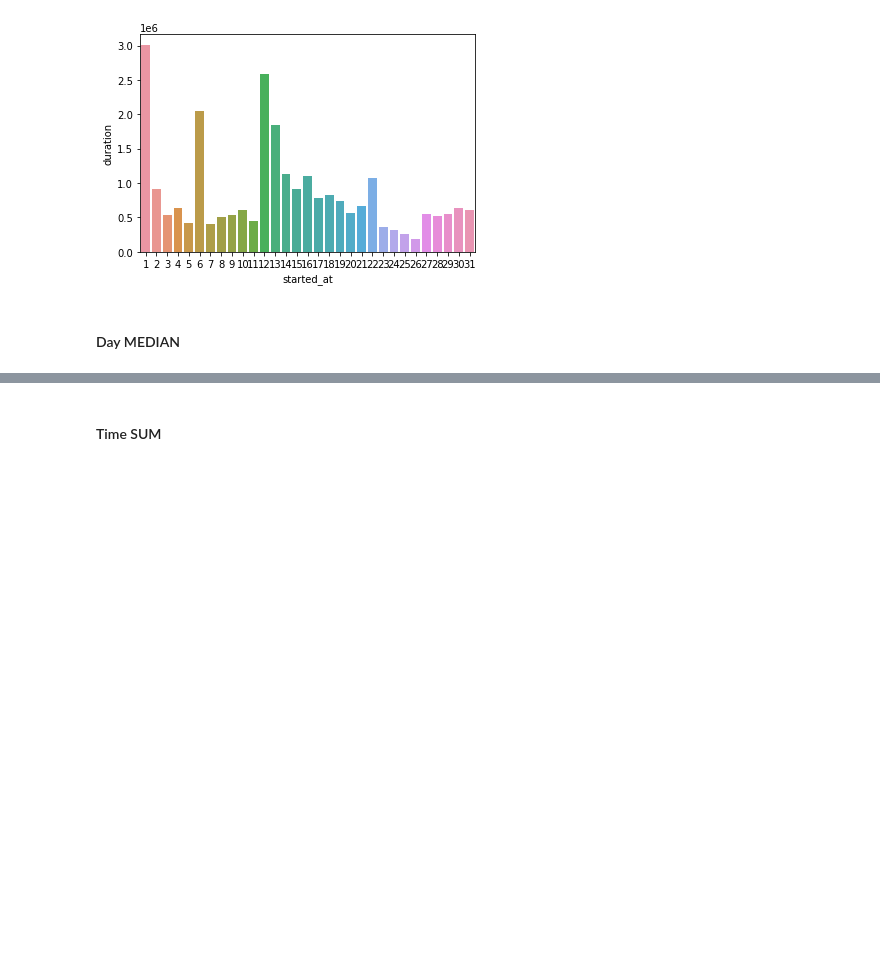
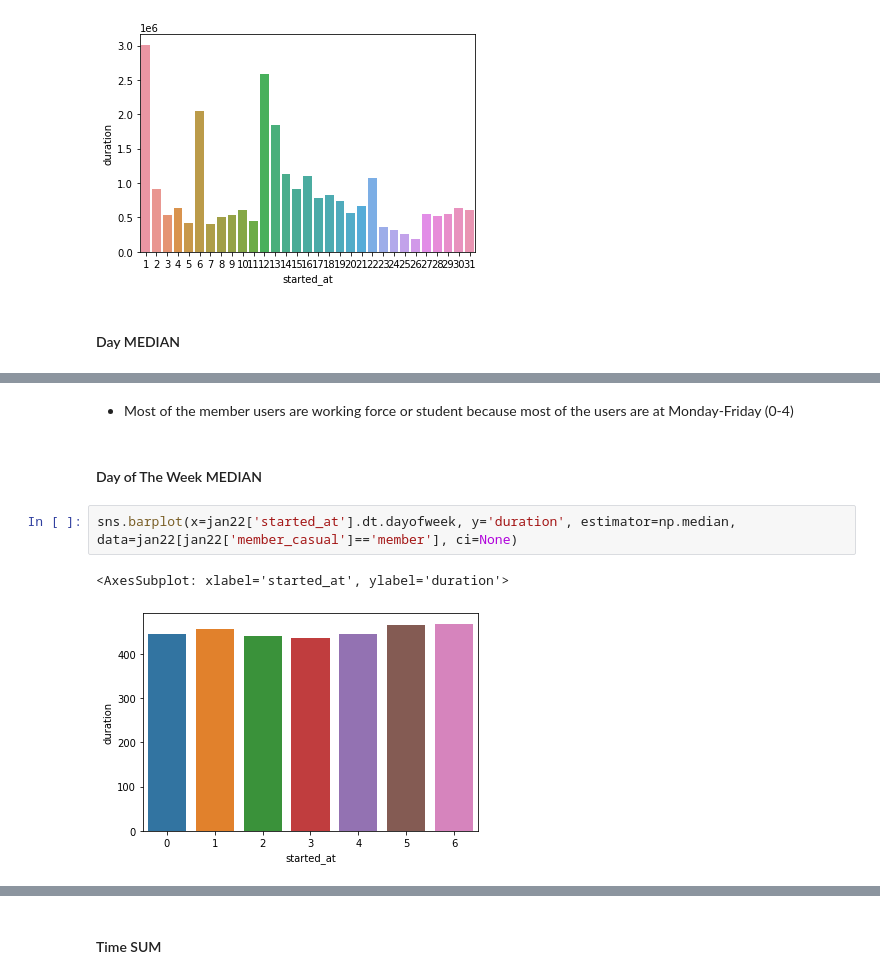
Before and after one commit to salmanzf/Google_Cyclistic, a Jupyter notebook: Cyclistic_Monthly.ipynb, the cells around one changed output, grey strips where cells are left out. Saved outputs shown, nothing was run; the diff lists cells and outputs as text; blank space fills up the shorter version.

```diff
--- a/Cyclistic_Monthly.ipynb
+++ b/Cyclistic_Monthly.ipynb
@@ -645,0 +673,9 @@ sns.barplot(x=jan22['started_at'].dt.day, y='duration', estimator=np.median, dat
+# %% [markdown]
+- Most of the member users are working force or student because most of the users are at Monday-Friday (0-4)
+# %% [markdown]
+#### Day of The Week MEDIAN
+# %%
+sns.barplot(x=jan22['started_at'].dt.dayofweek, y='duration', estimator=np.median, data=jan22[jan22['member_casual']=='member'], ci=None)
+# %% [output]
+<AxesSubplot: xlabel='started_at', ylabel='duration'>
+[figure, added]
```
Also changed, not shown: parts of 98 cells of this notebook, 1 other file.
